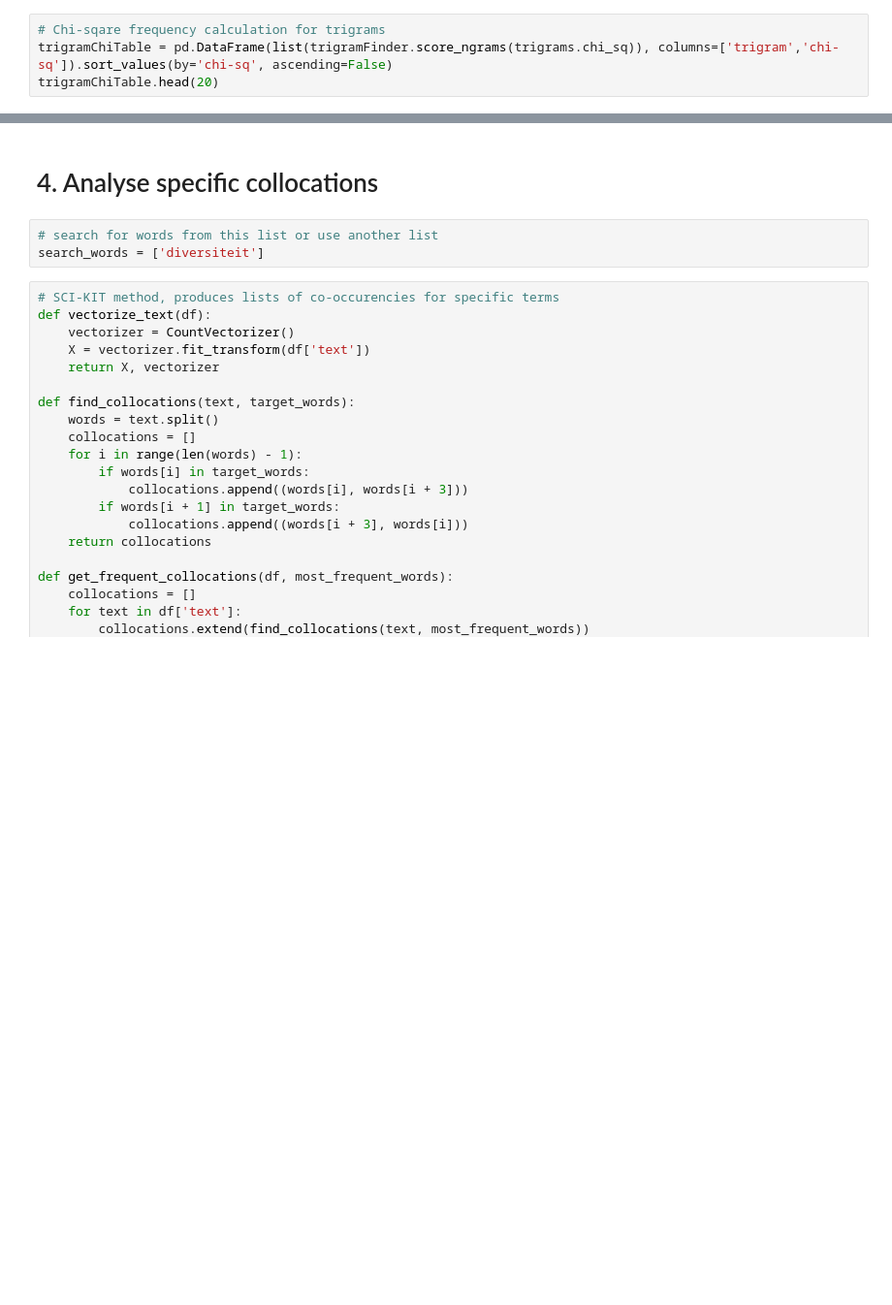
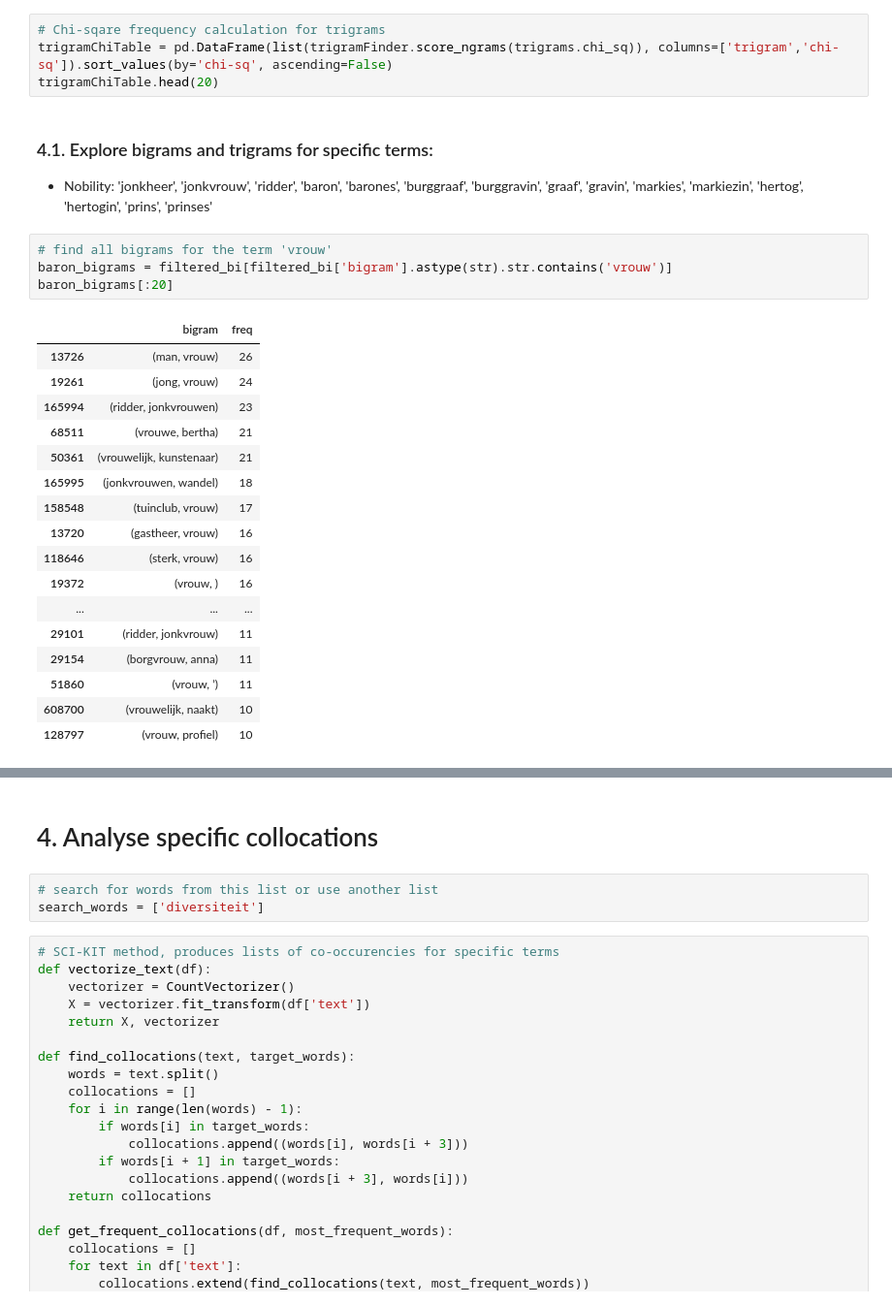
Before and after one commit to jazoza/HHD, a Jupyter notebook: 04_HH_narratives.ipynb, the cells around one changed output, grey strips where cells are left out. Shown at 97% size. Cells and saved outputs as stored; diff of their text form; blank space fills up the shorter version.

```diff
--- a/04_HH_narratives.ipynb
+++ b/04_HH_narratives.ipynb
@@ -1000,3 +1042,28 @@ filtered_tri[:10]
 # Chi-sqare frequency calculation for trigrams
 trigramChiTable = pd.DataFrame(list(trigramFinder.score_ngrams(trigrams.chi_sq)), columns=['trigram','chi-sq']).sort_values(by='chi-sq', ascending=False)
 trigramChiTable.head(20)
+# %% [markdown]
+### 4.1. Explore bigrams and trigrams for specific terms:
+- Nobility: 'jonkheer', 'jonkvrouw', 'ridder', 'baron', 'barones', 'burggraaf', 'burggravin', 'graaf', 'gravin', 'markies', 'markiezin', 'hertog', 'hertogin', 'prins', 'prinses'
+# %%
+# find all bigrams for the term 'vrouw'
+baron_bigrams = filtered_bi[filtered_bi['bigram'].astype(str).str.contains('vrouw')]
+baron_bigrams[:20]
+# %% [output]
+|  | bigram | freq |
+| 13726 | (man, vrouw) | 26 |
+| 19261 | (jong, vrouw) | 24 |
+| 165994 | (ridder, jonkvrouwen) | 23 |
+| 68511 | (vrouwe, bertha) | 21 |
+| 50361 | (vrouwelijk, kunstenaar) | 21 |
+| 165995 | (jonkvrouwen, wandel) | 18 |
+| 158548 | (tuinclub, vrouw) | 17 |
+| 13720 | (gastheer, vrouw) | 16 |
+| 118646 | (sterk, vrouw) | 16 |
+| 19372 | (vrouw, ) | 16 |
+| ... | ... | ... |
+| 29101 | (ridder, jonkvrouw) | 11 |
+| 29154 | (borgvrouw, anna) | 11 |
+| 51860 | (vrouw, ’) | 11 |
+| 608700 | (vrouwelijk, naakt) | 10 |
+| 128797 | (vrouw, profiel) | 10 |
```
Also changed, not shown: parts of 22 cells of this notebook.
